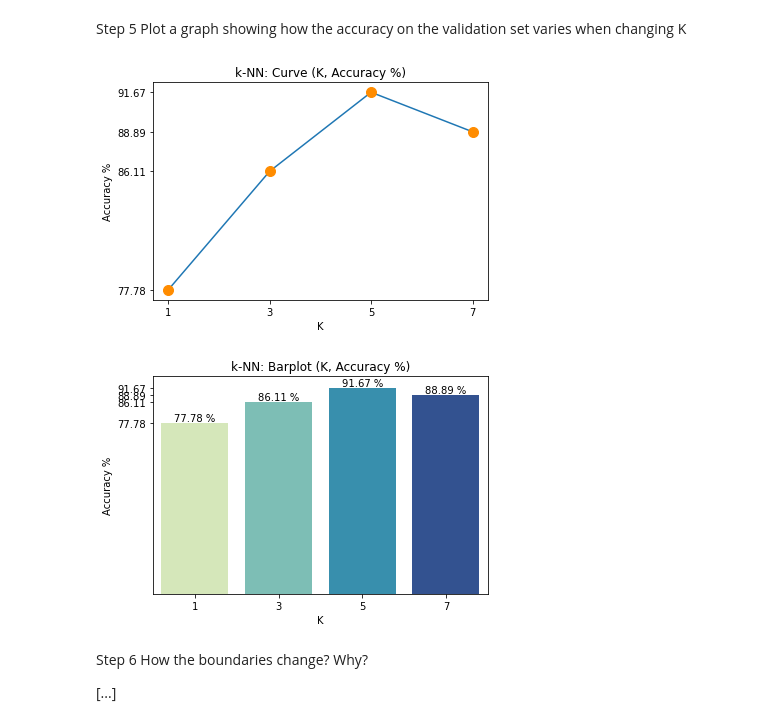
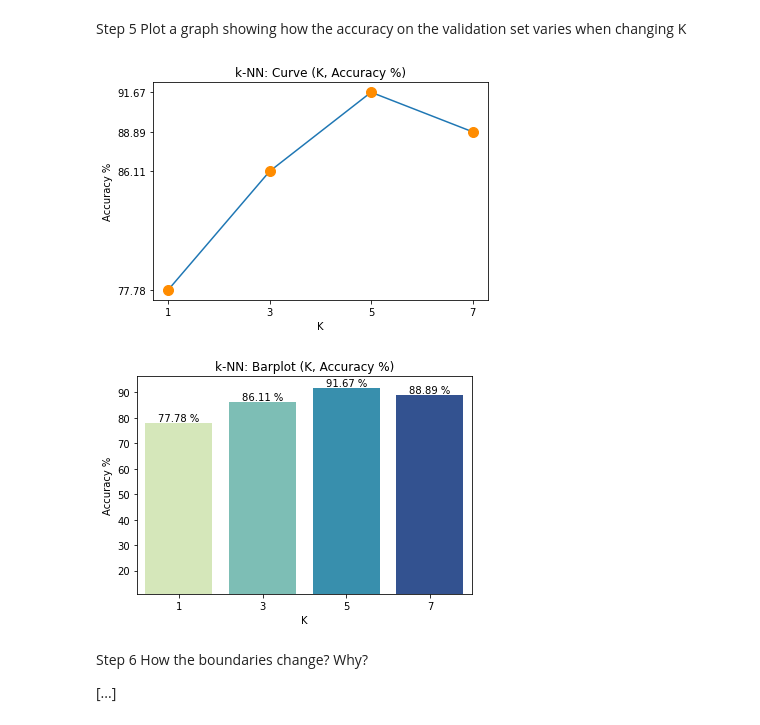
Before and after one commit to lore-lml/machine-learning2020-hw1, a Jupyter notebook: solution.ipynb, the cells around one changed output. Drawn from its saved outputs; the diff is of its cells as text; code cells hidden in the pictures.

```diff
--- a/solution.ipynb
+++ b/solution.ipynb
@@ -108,30 +131,28 @@ varies when changing K
 # %%
 # Curve Graph
 plt.figure()
 plt.title('k-NN: Curve (K, Accuracy %)')
 plt.scatter(K, np.array(accuracies_knn)*100, c="darkorange", s=100)
 plt.plot(K, np.array(accuracies_knn)*100, zorder=-1)
 plt.xlabel('K')
 plt.ylabel('Accuracy %')
 plt.minorticks_off()
 plt.yticks(np.array(accuracies_knn)*100)
 plt.xticks(K)
 
 # Bar Plot
 plt.figure()
 plt.title('k-NN: Barplot (K, Accuracy %)')
 splot = sns.barplot(x=K, y=np.array(accuracies_knn)*100, palette="YlGnBu")
 barplot_annotation(splot)
 plt.xlabel('K')
 plt.ylabel('Accuracy %')
 plt.ylim(np.max(accuracies_knn) + 10)
-plt.minorticks_off()
-plt.yticks(np.array(accuracies_knn)*100)
 
 plt.show()
 # %% [output]
 [figure]
-[figure, old version]
+[figure, new version]
 # %% [markdown]
 Step 6
 How the boundaries change? Why?
```
Also changed, not shown: parts of 13 cells of this notebook, 1 other file.
